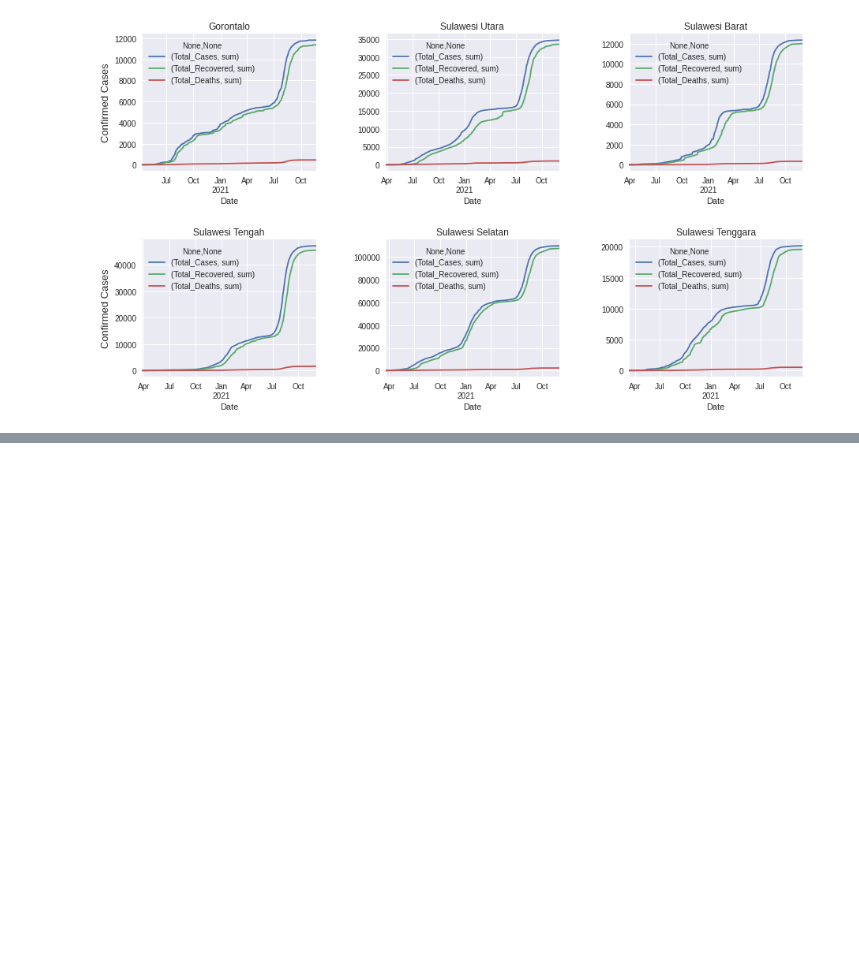
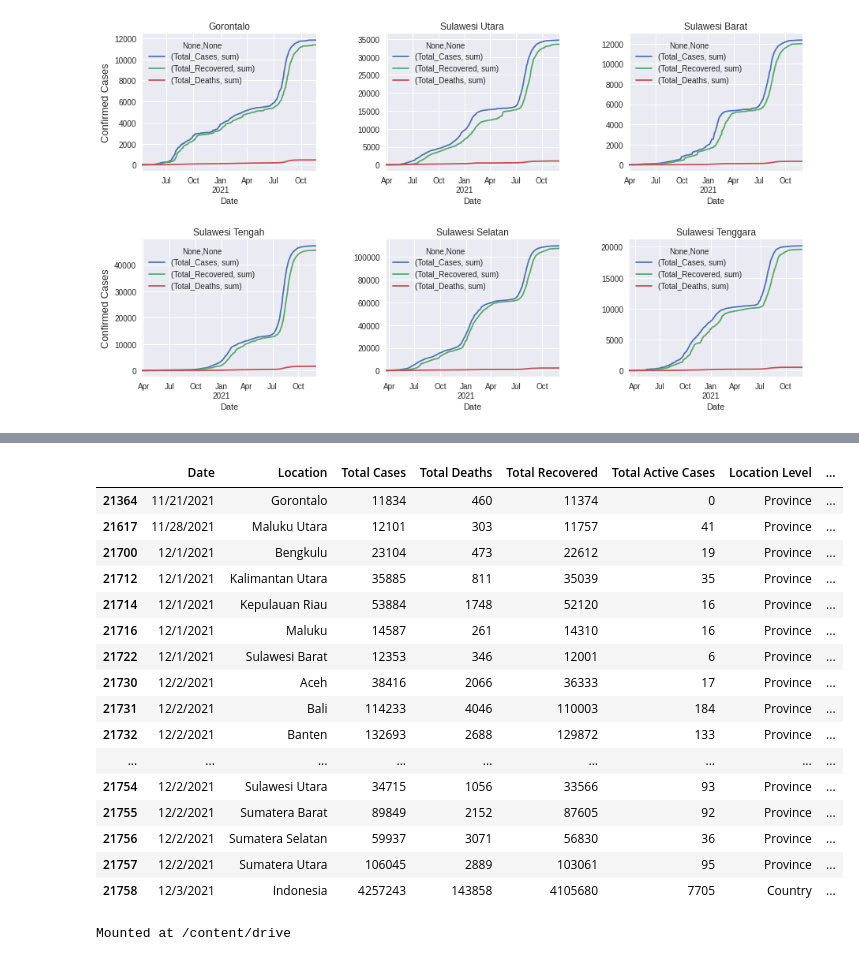
Before and after one commit to azizpambayun/project, a Jupyter notebook: covid_19_analysis_and_visualization_in_Indonesia.ipynb, the cells around one changed output, grey strips where cells are left out. Cells and saved outputs as stored; diff of their text form; code cells hidden in the pictures; blank space fills up the shorter version.

```diff
--- a/covid_19_analysis_and_visualization_in_Indonesia.ipynb
+++ b/covid_19_analysis_and_visualization_in_Indonesia.ipynb
@@ -499,0 +529,3 @@ pbarat.plot(ax=plt.gca(), title='Papua Barat')
+# %%
+df_covid = pd.read_csv('datasets/covid_19_indonesia_time_series_all.csv')
+df_covid.head()
@@ -499,0 +539,5 @@ pbarat.plot(ax=plt.gca(), title='Papua Barat')
+# %%
+df_covid.drop(["Location ISO Code", "New Cases", "New Deaths", "New Recovered", "New Active Cases", "Province", "Country", "Continent", "Island", "Time Zone",
+                "Special Status", "Total Regencies", "Total Cities", "Total Districts", "Total Urban Villages", "Total Rural Villages", "Area (km2)",
+                "New Cases per Million", "Total Cases per Million","New Deaths per Million", "Total Deaths per Million", "Case Fatality Rate",
+                "Case Recovered Rate", "Growth Factor of New Cases","Growth Factor of New Deaths", "City or Regency"],axis=1,inplace=True)
@@ -499,0 +573,26 @@ pbarat.plot(ax=plt.gca(), title='Papua Barat')
+# %%
+covid_new = df_covid.drop_duplicates(subset='Location', keep='last')
+covid_new
+# %% [output]
+|  | Date | Location | Total Cases | Total Deaths | Total Recovered | Total Active Cases | Location Level | ... |
+| 21364 | 11/21/2021 | Gorontalo | 11834 | 460 | 11374 | 0 | Province | ... |
+| 21617 | 11/28/2021 | Maluku Utara | 12101 | 303 | 11757 | 41 | Province | ... |
+| 21700 | 12/1/2021 | Bengkulu | 23104 | 473 | 22612 | 19 | Province | ... |
+| 21712 | 12/1/2021 | Kalimantan Utara | 35885 | 811 | 35039 | 35 | Province | ... |
+| 21714 | 12/1/2021 | Kepulauan Riau | 53884 | 1748 | 52120 | 16 | Province | ... |
+| 21716 | 12/1/2021 | Maluku | 14587 | 261 | 14310 | 16 | Province | ... |
+| 21722 | 12/1/2021 | Sulawesi Barat | 12353 | 346 | 12001 | 6 | Province | ... |
+| 21730 | 12/2/2021 | Aceh | 38416 | 2066 | 36333 | 17 | Province | ... |
+| 21731 | 12/2/2021 | Bali | 114233 | 4046 | 110003 | 184 | Province | ... |
+| 21732 | 12/2/2021 | Banten | 132693 | 2688 | 129872 | 133 | Province | ... |
+| ... | ... | ... | ... | ... | ... | ... | ... | ... |
+| 21754 | 12/2/2021 | Sulawesi Utara | 34715 | 1056 | 33566 | 93 | Province | ... |
+| 21755 | 12/2/2021 | Sumatera Barat | 89849 | 2152 | 87605 | 92 | Province | ... |
+| 21756 | 12/2/2021 | Sumatera Selatan | 59937 | 3071 | 56830 | 36 | Province | ... |
+| 21757 | 12/2/2021 | Sumatera Utara | 106045 | 2889 | 103061 | 95 | Province | ... |
+| 21758 | 12/3/2021 | Indonesia | 4257243 | 143858 | 4105680 | 7705 | Country | ... |
+# %%
+from google.colab import drive
+drive.mount('/content/drive')
+# %% [output]
+Mounted at /content/drive
```
Also changed, not shown: parts of 10 cells of this notebook.
